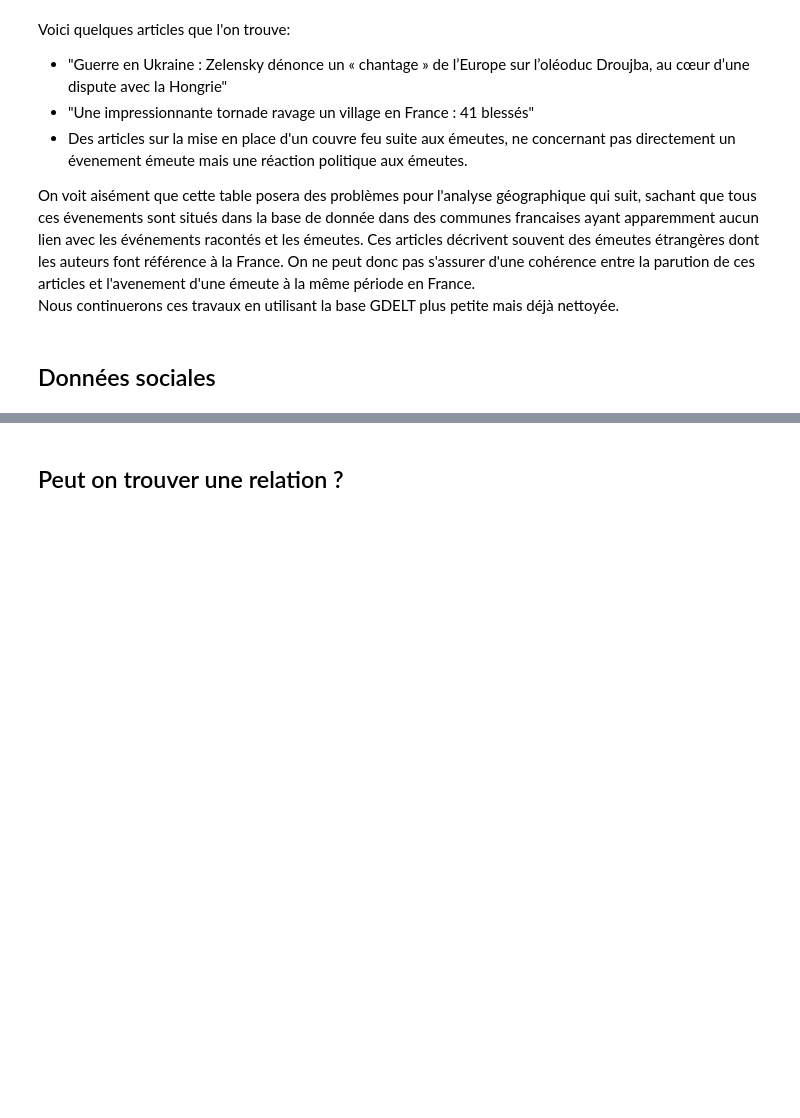
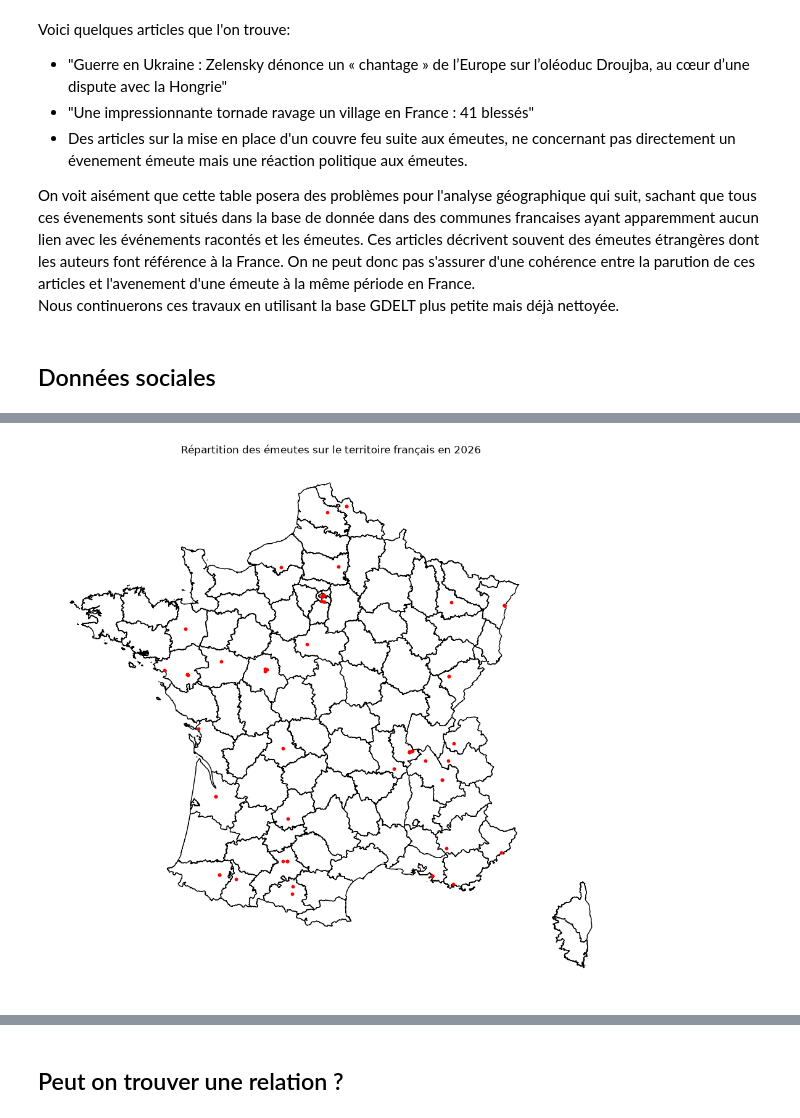
Before and after one commit to mathsomm/Des_chiffres_et_des_emeutes, a Jupyter notebook: Projet_main.ipynb, the cells around one changed output, grey strips where cells are left out. Saved outputs shown, nothing was run; the diff lists cells and outputs as text; code cells hidden in the pictures; blank space fills up the shorter version.

```diff
--- a/Projet_main.ipynb
+++ b/Projet_main.ipynb
@@ -388,0 +417,19 @@ Nous continuerons ces travaux en utilisant la base GDELT plus petite mais déjà
+# %%
+data = pd.DataFrame(body) #read_json ne fonctionne pas car le json est "imbriqué" donc je crée une dataframe qui garde les dictionnaires de second niveau
+
+data["lat"] = data["geo"].apply(lambda x: x["latitude"])
+data["long"] = data["geo"].apply(lambda x: x["longitude"])
+data["pays"] = data["geo"].apply(lambda x: x["country"])
+data["loc"] = data["geo"].apply(lambda x: x["location"])
+#On utilise la fonction apply pour appliquer une fonction à chaque élément d'une colonne
+#On a maintenant deux colonnes qui nous donnent la localisation exacte des émeutes
+
+## Nettoyage préalable
+
+#On retire les données manquantes si jamais il y en a (et seulement si c'est la latitude ou la longitude qui manque)
+data = data.dropna(subset=["lat", "long"])
+#On retire aussi les Outre-mer sinon on aura des points partout dans le monde et ce sera illisible
+data = data[(data["lat"]>=41.3)&(data["lat"]<=51.2)&(data["long"]>=-5.2)&(data["long"]<=9.7)]
+
+data = data[data["pays"]=="France"] #On a remarqué un point un Espagne que l'on retire
+data = data.dropna(subset=["loc"]) #On retire aussi les points non précis qui atterrissent tous au même endroit dans la Creuse
@@ -388,0 +439,30 @@ Nous continuerons ces travaux en utilisant la base GDELT plus petite mais déjà
+# %%
+## Importation du fond de carte
+
+url_fond_de_carte = ("https://minio.lab.sspcloud.fr/projet-cartiflette/production/"
+       "provider=IGN/dataset_family=ADMINEXPRESS/"
+       "source=EXPRESS-COG-CARTO-TERRITOIRE/year=2022/"
+       "administrative_level=DEPARTEMENT/crs=4326/FRANCE_ENTIERE=France/"
+       "vectorfile_format=geojson/territory=metropole/simplification=50/raw.geojson")
+
+departements = gpd.read_file(url_fond_de_carte)
+departements = departements[~departements["INSEE_DEP"].str.startswith("97")]
+#On retire les Outre-mer sinon la carte ne va ressembler à rien
+departements = departements.to_crs(2154) #On passe en projection Lambert 93
+
+## Création des points
+
+points = gpd.GeoDataFrame(data, geometry=gpd.points_from_xy(data["long"], data["lat"]), crs=4326)
+points = points.to_crs(2154) #On passe en projection Lambert 93
+
+## Projection des points sur la carte
+
+#Ici, je ne vois pas comment faire la jointure. On va donc superposer le fond de carte et les points
+fig, ax = plt.subplots(figsize=(12,12))
+departements.plot(ax=ax, color="white", edgecolor="black")
+ax.set_axis_off()
+ax.set_title("Répartition des émeutes sur le territoire français en 2026")
+points.plot(ax=ax, color="red", markersize=10, legend=True, legend_kwds={"label": "Emeutes"})
+plt.show()
+# %% [output]
+[figure, added]
```
Also changed, not shown: parts of 23 cells of this notebook.
